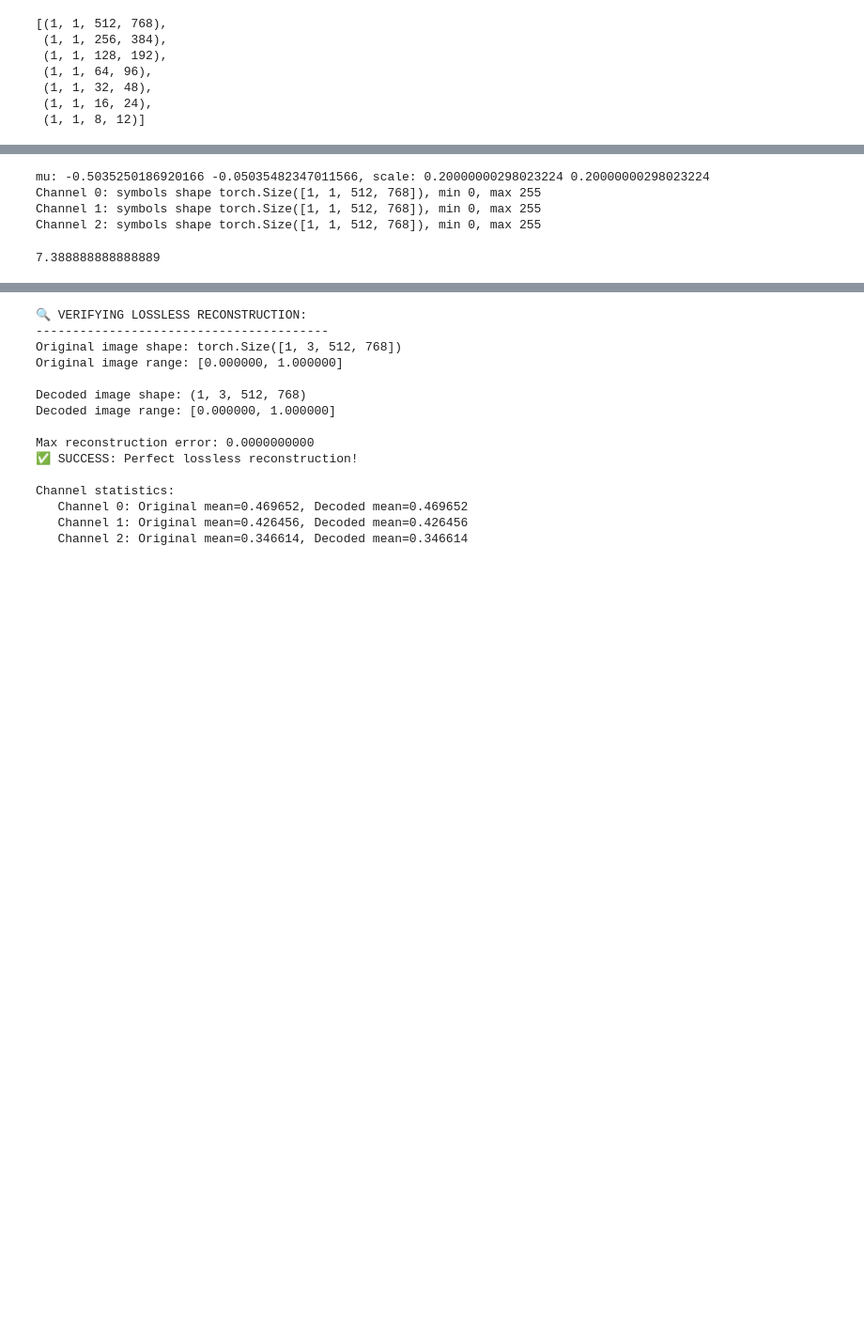
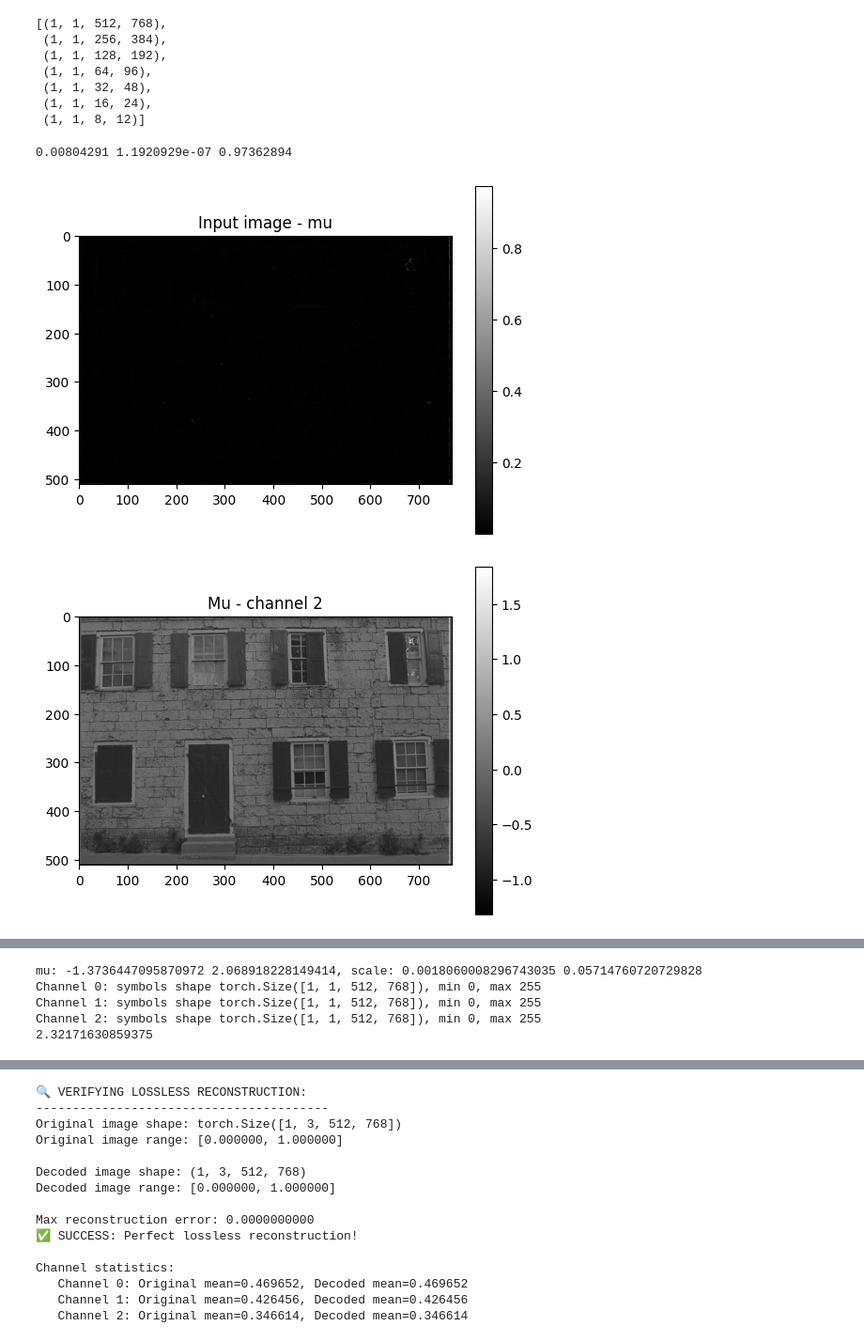
Before and after one commit to Qwedux/Cool-Chic, a Jupyter notebook: coolchic/lossless_test.ipynb, the cells around one changed output, grey strips where cells are left out. Shown at 94% size. Saved outputs shown, nothing was run; the diff lists cells and outputs as text; code cells hidden in the pictures; blank space fills up the shorter version.

```diff
--- a/coolchic/lossless_test.ipynb
+++ b/coolchic/lossless_test.ipynb
@@ -189,0 +251,27 @@ coolchic.size_per_latent
+# %%
+mu = random_prior["raw_out"][:, :3]
+scale = random_prior["raw_out"][:, 3:6]
+im_tensor_plottable = im_tensor[0].permute(1, 2, 0).cpu().numpy()
+mu_plottable = mu[0].permute(1, 2, 0).cpu().numpy()
+scale_plottable = scale[0].permute(1, 2, 0).cpu().numpy()
+
+channel = 2
+diff = im_tensor_plottable[:,:,channel]*2-1 - mu_plottable[:,:,channel]
+diff = np.abs(diff)
+print(np.mean(diff), np.min(diff), np.max(diff))
+plt.imshow(diff, cmap='gray')
+plt.title("Input image - mu")
+plt.colorbar()
+plt.show()
+plt.imshow(mu_plottable[:,:,channel], cmap='gray')
+plt.title("Mu - channel {}".format(channel))
+plt.colorbar()
+plt.show()
+plt.imshow(scale_plottable[:,:,channel], cmap='gray')
+plt.title("Scale - channel {}".format(channel))
+plt.colorbar()
+plt.show()
+# %% [output]
+0.00804291 1.1920929e-07 0.97362894
+[figure, added]
+[figure, added]
@@ -190,28 +281,22 @@ coolchic.size_per_latent
 # %%
-mu = random_prior["raw_out"][:, :3]
-scale = random_prior["raw_out"][:, 3:6]
+def get_bits_per_pixel(w, h, c, encoded_bytes):
+    num_pixels = w * h * c
+    num_bits = 0
+    for bytes_channel in encoded_bytes:
+        num_bits += len(bytes_channel) * 8
+    return num_bits / num_pixels
+
+scale_proper = get_scale(scale)
 clamp_scale_to = 0.2
-scale = torch.clamp(scale,min = clamp_scale_to, max=clamp_scale_to)
-# scale = torch.clamp(scale, min=0.005, max = 0.05)
-mu = torch.clamp(mu,min = -1, max=1)
-print(f"mu: {mu.min()} {mu.max()}, scale: {scale.min()} {scale.max()}")
-encoded_bytes = encode(im_tensor, mu, scale)
+print(f"mu: {mu.min()} {mu.max()}, scale: {scale_proper.min()} {scale_proper.max()}")
+encoded_bytes = encode(im_tensor,  mu, scale_proper)
+print(get_bits_per_pixel(768, 512, 3, encoded_bytes))
 # %% [output]
-mu: -0.5035250186920166 -0.05035482347011566, scale: 0.20000000298023224 0.20000000298023224
+mu: -1.3736447095870972 2.068918228149414, scale: 0.0018060008296743035 0.05714760720729828
 Channel 0: symbols shape torch.Size([1, 1, 512, 768]), min 0, max 255
 Channel 1: symbols shape torch.Size([1, 1, 512, 768]), min 0, max 255
 Channel 2: symbols shape torch.Size([1, 1, 512, 768]), min 0, max 255
+2.32171630859375
-# %%
-def get_bits_per_pixel(w, h, c, encoded_bytes):
-    num_pixels = w * h * c
-    num_bits = 0
-    for bytes_channel in encoded_bytes:
-        num_bits += len(bytes_channel) * 8
-    return num_bits / num_pixels
-
-print(get_bits_per_pixel(768, 512, 3, encoded_bytes))
-# %% [output]
-7.388888888888889
 # %%
 best_bpd = 2.8752034505208335
 if get_bits_per_pixel(768, 512, 3, encoded_bytes) < best_bpd:
```
Also changed, not shown: parts of 23 cells of this notebook, 11 other files.
